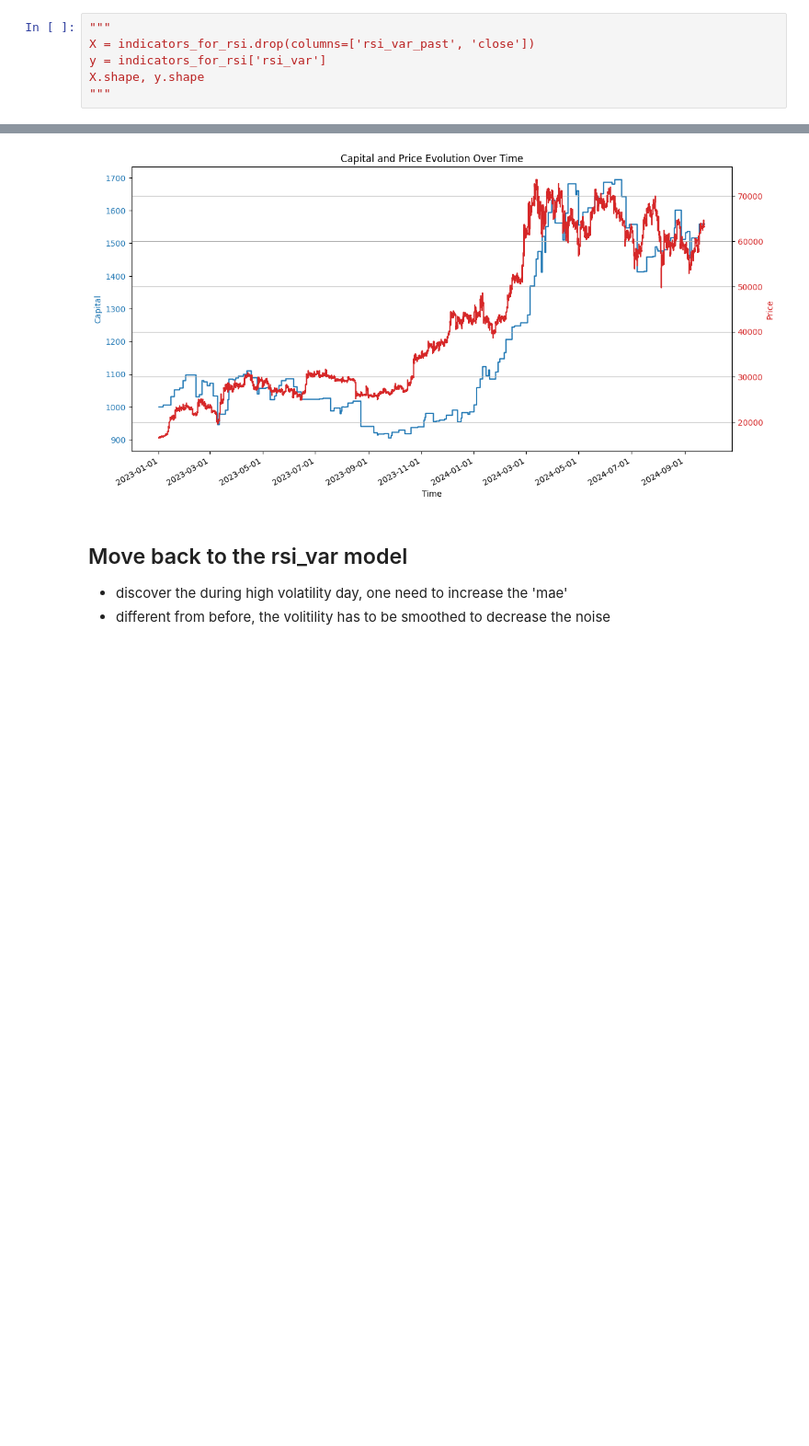
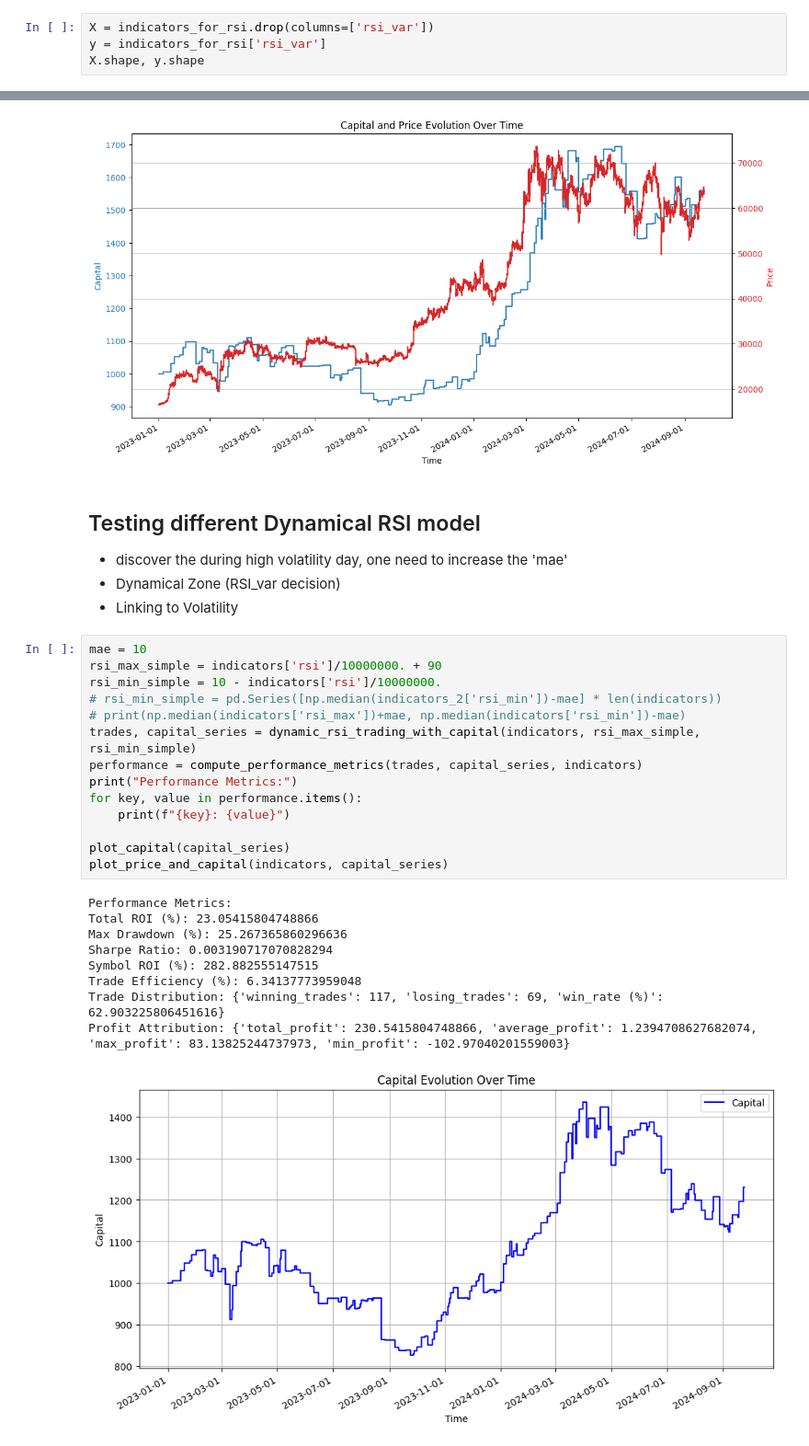
Before and after one commit to ZBaiY/tradebotv3, a Jupyter notebook: notebooks/dynamic_rsi_experiments.ipynb, the cells around one changed output, grey strips where cells are left out. Shown at 92% size. Saved outputs shown, nothing was run; the diff lists cells and outputs as text; blank space fills up the shorter version.

Commit message:
Dynamical RSI

```diff
--- a/notebooks/dynamic_rsi_experiments.ipynb
+++ b/notebooks/dynamic_rsi_experiments.ipynb
@@ -244,9 +249,7 @@ Index(['rsi_max', 'rsi_max_past', 'rsi_min', 'rsi_min_past', 'rsi_var_past',
 ### First try for the first model --- Random Forest
 - no need to standarize the data
 # %%
-"""
-X = indicators_for_rsi.drop(columns=['rsi_var_past', 'close'])
+X = indicators_for_rsi.drop(columns=['rsi_var'])
 y = indicators_for_rsi['rsi_var']
 X.shape, y.shape
-"""
 # %% [output]
@@ -894,6 +897,31 @@ Profit Attribution: {'total_profit': 557.9974048282409, 'average_profit': 4.0434
 [figure]
 [figure]
 # %% [markdown]
-## Move back to the rsi_var model
+## Testing different Dynamical RSI model
 - discover the during high volatility day, one need to increase the 'mae'
-- different from before, the volitility has to be smoothed to decrease the noise
+- Dynamical Zone (RSI_var decision)
+- Linking to Volatility
+# %%
+mae = 10
+rsi_max_simple = indicators['rsi']/10000000. + 90
+rsi_min_simple = 10 - indicators['rsi']/10000000.
+# rsi_min_simple = pd.Series([np.median(indicators_2['rsi_min'])-mae] * len(indicators))
+# print(np.median(indicators['rsi_max'])+mae, np.median(indicators['rsi_min'])-mae)
+trades, capital_series = dynamic_rsi_trading_with_capital(indicators, rsi_max_simple, rsi_min_simple)
+performance = compute_performance_metrics(trades, capital_series, indicators)
+print("Performance Metrics:")
+for key, value in performance.items():
+    print(f"{key}: {value}")
+
+plot_capital(capital_series)
+plot_price_and_capital(indicators, capital_series)
+# %% [output]
+Performance Metrics:
+Total ROI (%): 23.05415804748866
+Max Drawdown (%): 25.267365860296636
+Sharpe Ratio: 0.003190717070828294
+Symbol ROI (%): 282.882555147515
+Trade Efficiency (%): 6.34137773959048
+Trade Distribution: {'winning_trades': 117, 'losing_trades': 69, 'win_rate (%)': 62.903225806451616}
+Profit Attribution: {'total_profit': 230.5415804748866, 'average_profit': 1.2394708627682074, 'max_profit': 83.13825244737973, 'min_profit': -102.97040201559003}
+[figure, added]
```
Also changed, not shown: parts of 20 cells of this notebook, 1 other file.
